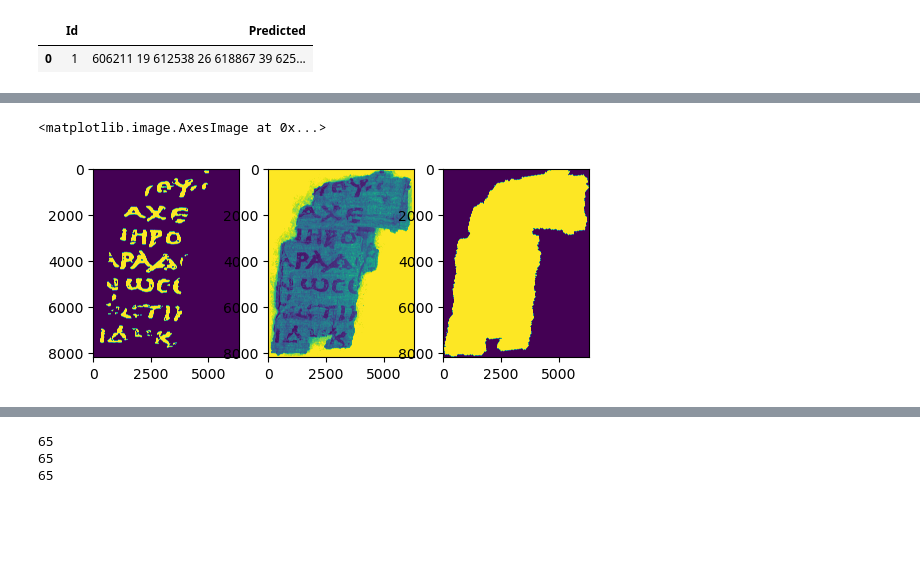
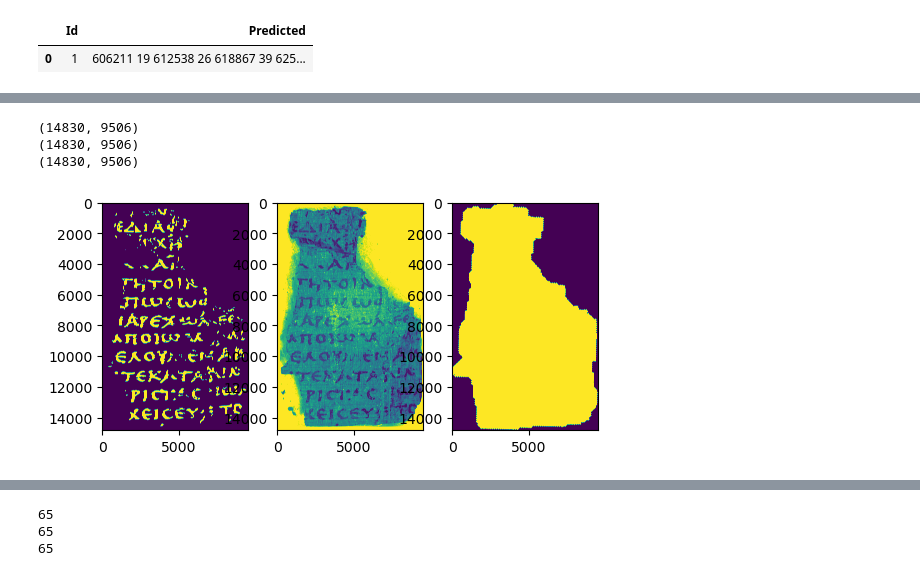
Before and after one commit to stgkrt/kaggle-vcid, a Jupyter notebook: notebooks/first_datacheck.ipynb, the cells around one changed output, grey strips where cells are left out. Drawn from its saved outputs; the diff is of its cells as text; code cells hidden in the pictures; blank space fills up the shorter version.

```diff
--- a/notebooks/first_datacheck.ipynb
+++ b/notebooks/first_datacheck.ipynb
@@ -51,11 +58,23 @@ print(mask.shape)
 # %%
+inklabel_path = os.path.join(INPUT_DIR, "train", "2", "inklabels.png")
+ir_path = os.path.join(INPUT_DIR, "train", "2", "ir.png")
+mask_path = os.path.join(INPUT_DIR, "train", "2", "mask.png")
+
+inklabel_mask = cv2.imread(inklabel_path, cv2.IMREAD_GRAYSCALE)
+ir = cv2.imread(ir_path, cv2.IMREAD_GRAYSCALE)
+mask = cv2.imread(mask_path, cv2.IMREAD_GRAYSCALE)
 plt.figure()
 plt.subplot(1,3,1)
 plt.imshow(inklabel_mask)
 plt.subplot(1,3,2)
 plt.imshow(ir)
 plt.subplot(1,3,3)
 plt.imshow(mask)
+print(inklabel_mask.shape)
+print(ir.shape)
+print(mask.shape)
 # %% [output]
-<matplotlib.image.AxesImage at 0x...>
+(14830, 9506)
+(14830, 9506)
+(14830, 9506)
-[figure, old version]
+[figure, new version]
```
Also changed, not shown: parts of 2 cells of this notebook.
